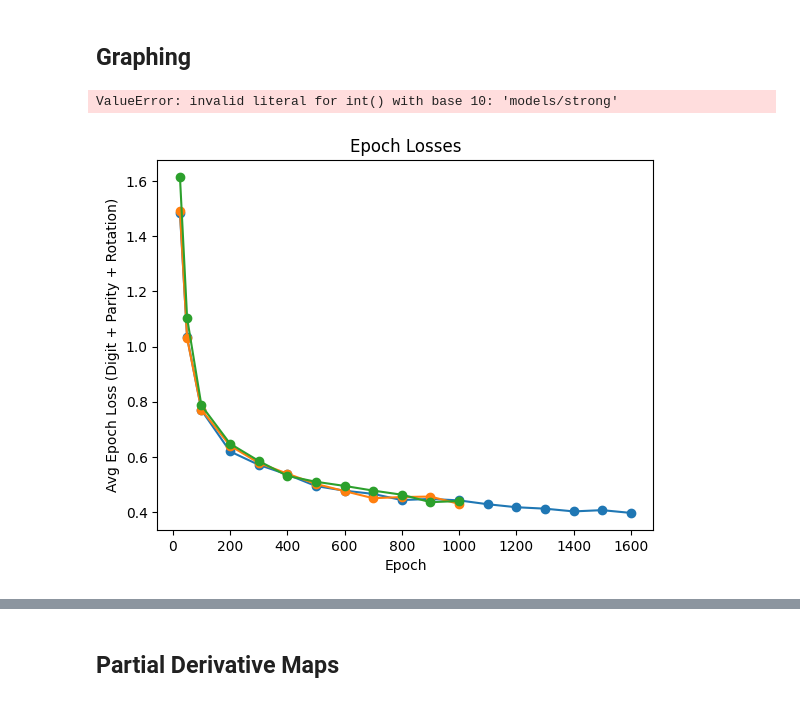
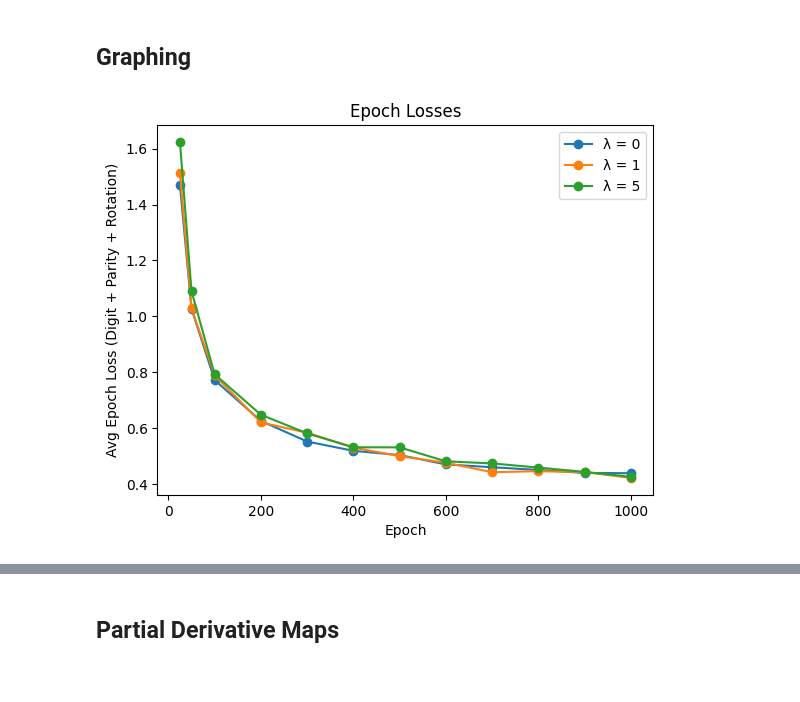
Before and after one commit to tjp095/DSC180A, a Jupyter notebook: rotated-MNIST/rotated-MNIST-test.ipynb, the cells around one changed output, grey strips where cells are left out. Cells and saved outputs as stored; diff of their text form; code cells hidden in the pictures.

```diff
--- a/rotated-MNIST/rotated-MNIST-test.ipynb
+++ b/rotated-MNIST/rotated-MNIST-test.ipynb
@@ -389,7 +389,8 @@ def evaluate_model(filename):
 # %%
 def evaluate_models(model_folder_path):
     model_val_losses = {}
-    model_val_accs = {}
+    model_digit_accs = {}
+    model_rot_losses = {}
 
     model_folder = Path(model_folder_path)
     for model_path in model_folder.iterdir():
@@ -397,27 +398,30 @@ def evaluate_models(model_folder_path):
             continue
 
         model_epoch = int(str(model_path).split('-')[-3])
-        avg_total_loss, _, avg_digit_acc, _, _ = evaluate_model(model_path)
+        if model_epoch > 1000:
+            continue
+        avg_total_loss, _, avg_digit_acc, _, avg_rot_loss = evaluate_model(model_path)
         model_val_losses[model_epoch] = avg_total_loss
-        model_val_accs[model_epoch] = avg_digit_acc
+        model_digit_accs[model_epoch] = avg_digit_acc
+        model_rot_losses[model_epoch] = avg_rot_loss
 
     model_val_losses = {k:v for k, v in sorted(model_val_losses.items(), key=lambda item: item[0])}
-    model_val_accs = {k:v for k, v in sorted(model_val_accs.items(), key=lambda item: item[0])}
+    model_digit_accs = {k:v for k, v in sorted(model_digit_accs.items(), key=lambda item: item[0])}
+    model_rot_losses = {k:v for k, v in sorted(model_rot_losses.items(), key=lambda item: item[0])}
 
-    return model_val_losses, model_val_accs
+    return model_val_losses, model_val_accs, model_rot_losses
 # %%
-base_losses, base_accs = evaluate_models("wide-models")
-low_ortho_losses, low_ortho_accs = evaluate_models("ortho-models")
-high_ortho_losses, high_ortho_accs = evaluate_models("strong-ortho-models")
+base_losses, base_accs, base_rot_losses = evaluate_models("wide-models")
+low_ortho_losses, low_ortho_accs, low_ortho_rot_losses = evaluate_models("ortho-models")
+high_ortho_losses, high_ortho_accs, high_ortho_rot_losses = evaluate_models("strong-ortho-models")
-# %% [output]
-ValueError: invalid literal for int() with base 10: 'models/strong'
 # %%
-plt.plot(base_losses.keys(), base_losses.values(), '-o')
-plt.plot(low_ortho_losses.keys(), low_ortho_losses.values(), '-o')
-plt.plot(high_ortho_losses.keys(), high_ortho_losses.values(), '-o')
+plt.plot(base_losses.keys(), base_losses.values(), '-o', label='λ = 0')
+plt.plot(low_ortho_losses.keys(), low_ortho_losses.values(), '-o', label='λ = 1')
+plt.plot(high_ortho_losses.keys(), high_ortho_losses.values(), '-o', label='λ = 5')
 plt.title("Epoch Losses")
 plt.xlabel("Epoch")
 plt.ylabel("Avg Epoch Loss (Digit + Parity + Rotation)")
+plt.legend()
 plt.show()
 # %% [output]
-[figure, old version]
+[figure, new version]
```
Also changed, not shown: parts of 22 cells of this notebook, 1 other file.
